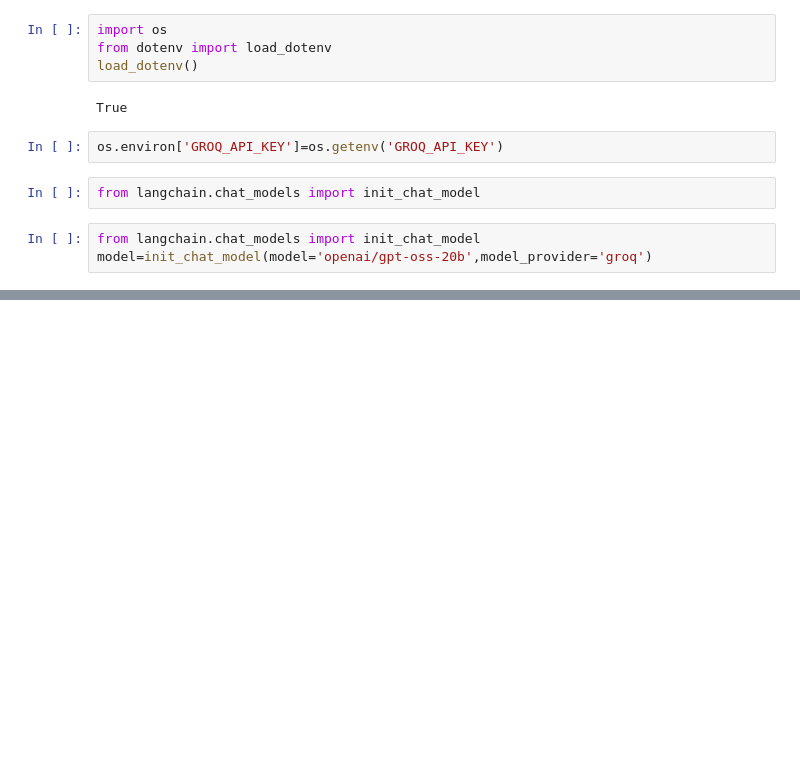
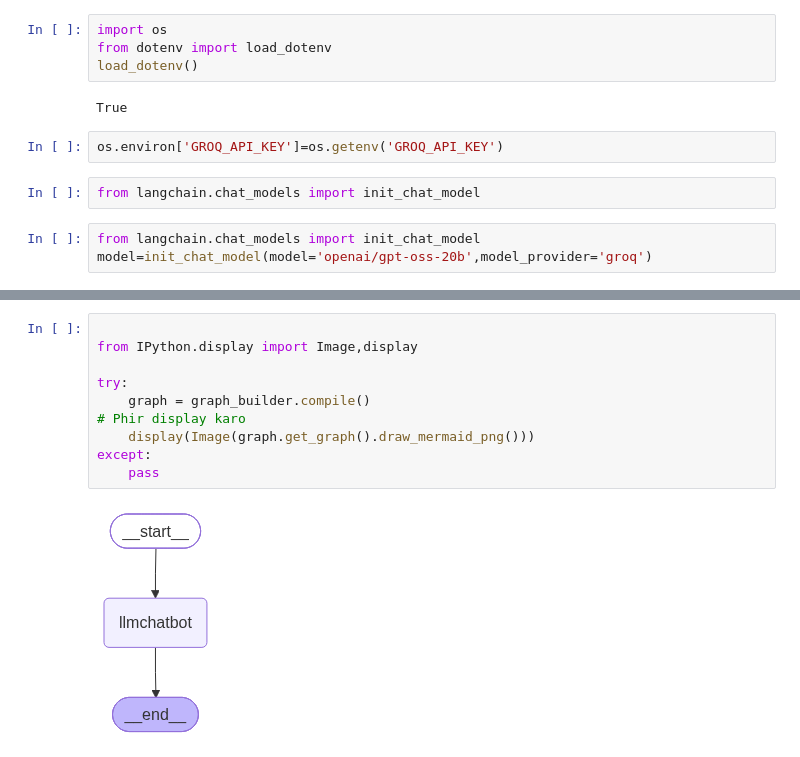
Before and after one commit to MohitPayasi/mohit_payasi, a Jupyter notebook: langraphproject/basic_chat/basic_chat_1.ipynb, the cells around one changed output, grey strips where cells are left out. Drawn from its saved outputs; the diff is of its cells as text; blank space fills up the shorter version.

```diff
--- a/langraphproject/basic_chat/basic_chat_1.ipynb
+++ b/langraphproject/basic_chat/basic_chat_1.ipynb
@@ -147,0 +183,12 @@ AuthenticationError: Error code: 401 - {'error': {'message': 'Invalid API Key',
+# %%
+
+from IPython.display import Image,display
+
+try:
+    graph = graph_builder.compile()
+# Phir display karo
+    display(Image(graph.get_graph().draw_mermaid_png()))
+except:
+    pass
+# %% [output]
+[figure, added]
```
Also changed, not shown: parts of 32 cells of this notebook.
